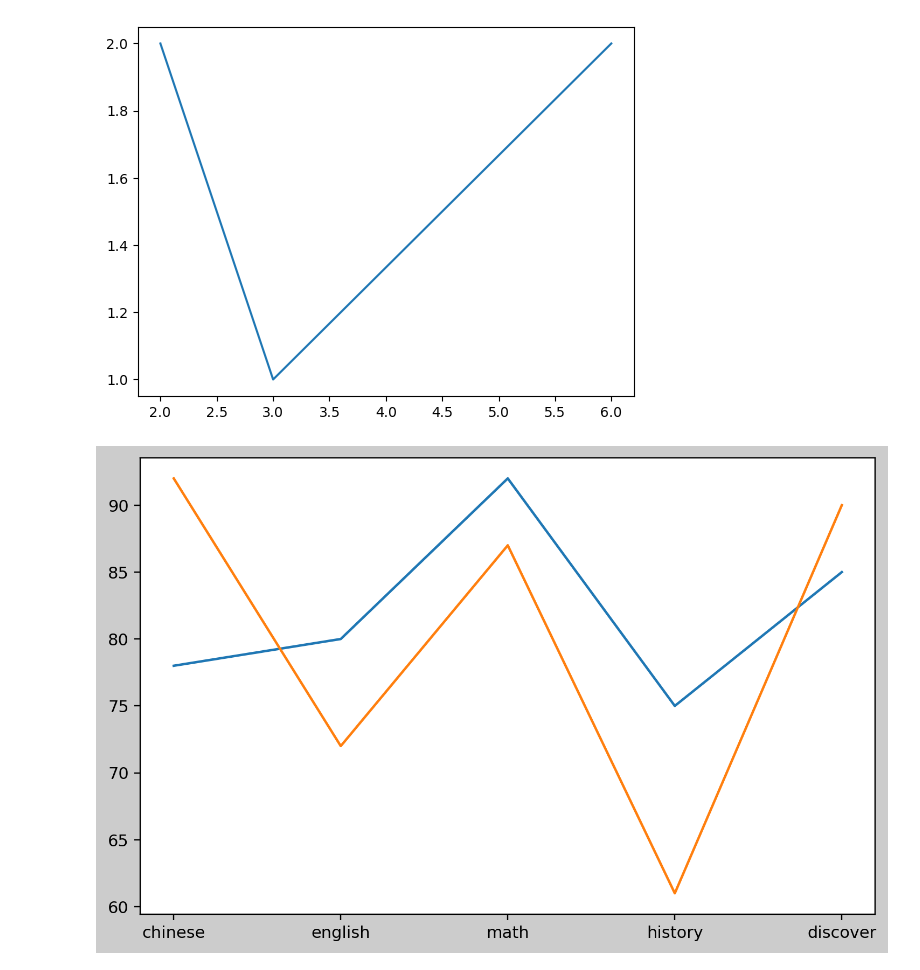
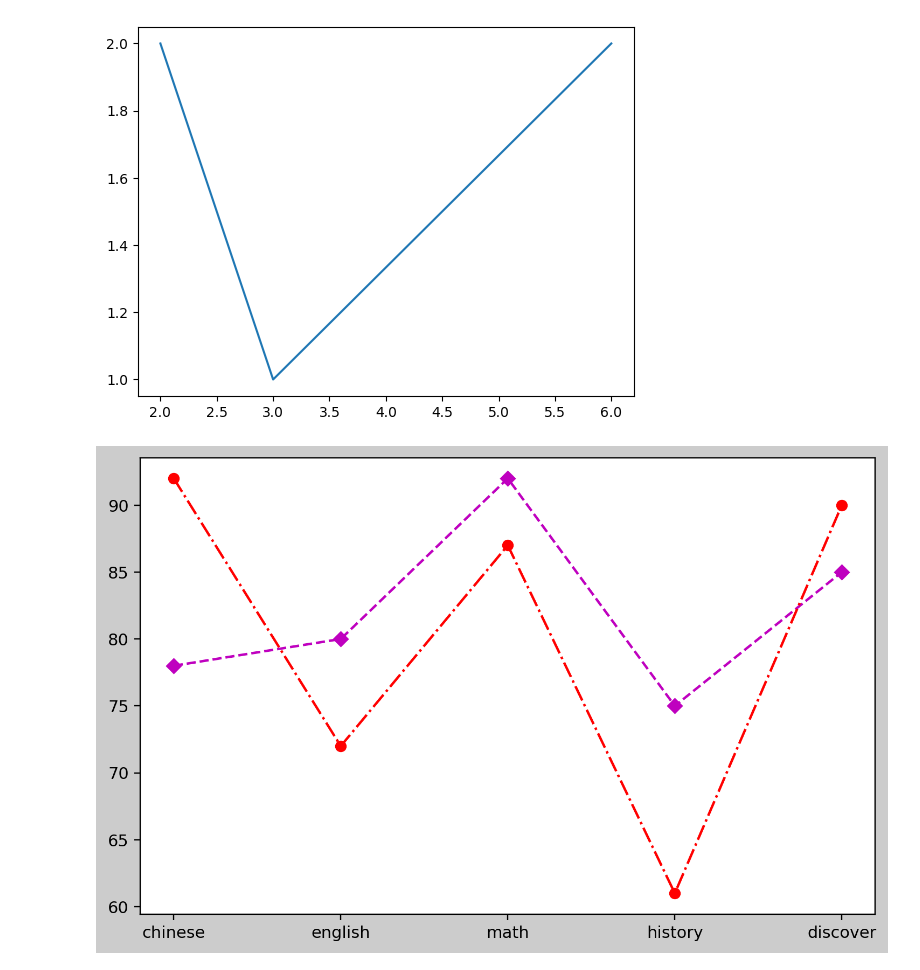
Before and after one commit to roberthsu2003/python, a Jupyter notebook: 上課用目錄/python813/lesson12.ipynb, the cells around one changed output. Cells and saved outputs as stored; diff of their text form; code cells hidden in the pictures.

```diff
--- a/上課用目錄/python813/lesson12.ipynb
+++ b/上課用目錄/python813/lesson12.ipynb
@@ -49,18 +49,18 @@ plt.show()
 # %%
 import matplotlib.pyplot as plt
 
 student1 = {'chinese':78, 'english':80, 'math':92, 'history':75, 'discover':85}
 student2 = {'chinese':92, 'english':72, 'math':87, 'history':61, 'discover':90}
 
 subject = list(student1.keys())
 student1_score = list(student1.values())
 student2_score = list(student2.values())
 
 figure = plt.figure(figsize=(8,5),dpi=220,facecolor='#cccccc')
 axes = figure.add_subplot()
-axes.plot(subject,student1_score)
-axes.plot(subject,student2_score)
+axes.plot(subject,student1_score,'m--D')
+axes.plot(subject,student2_score,'r-.o')
 
 plt.show()
 # %% [output]
-[figure, old version]
+[figure, new version]
```
